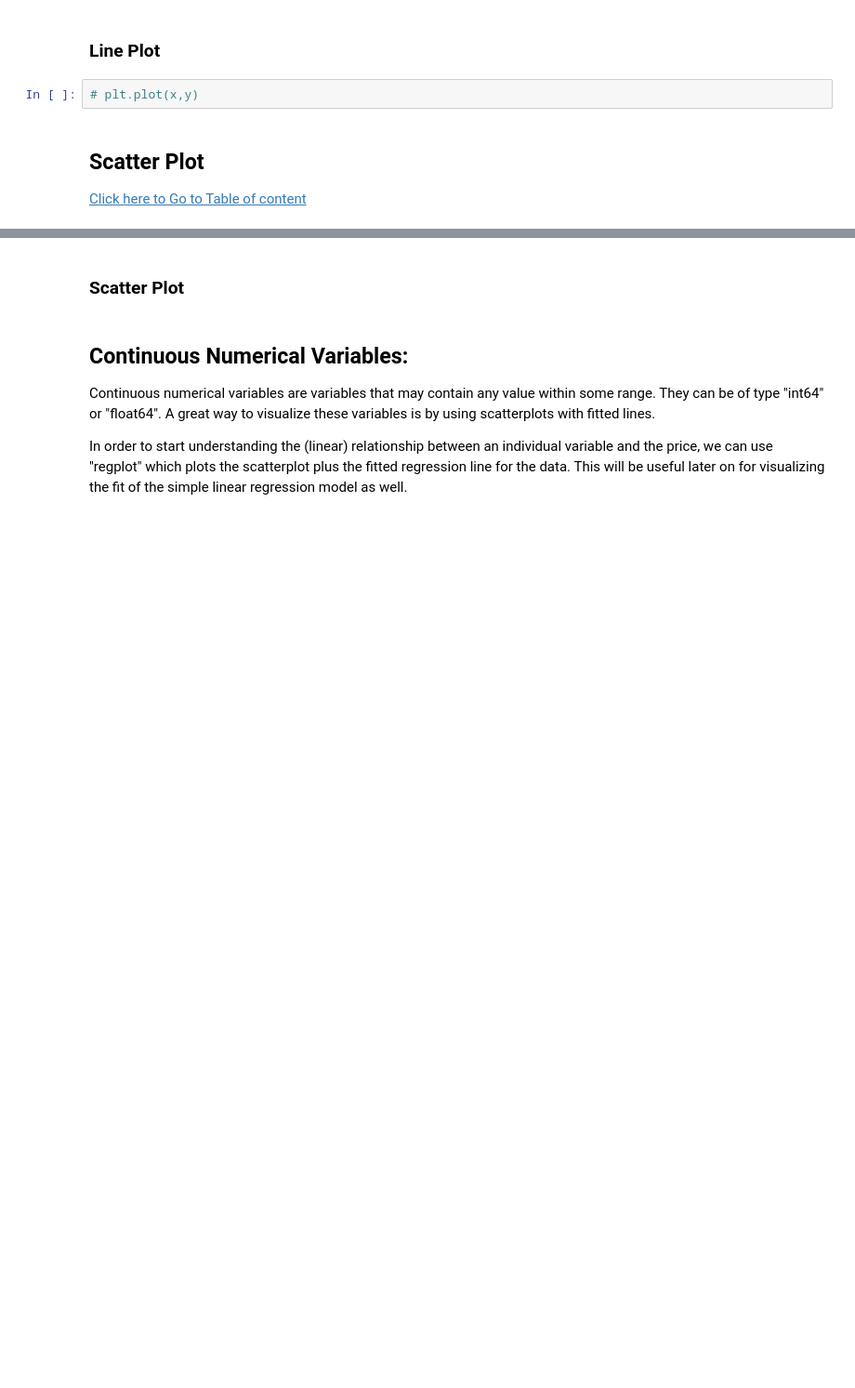
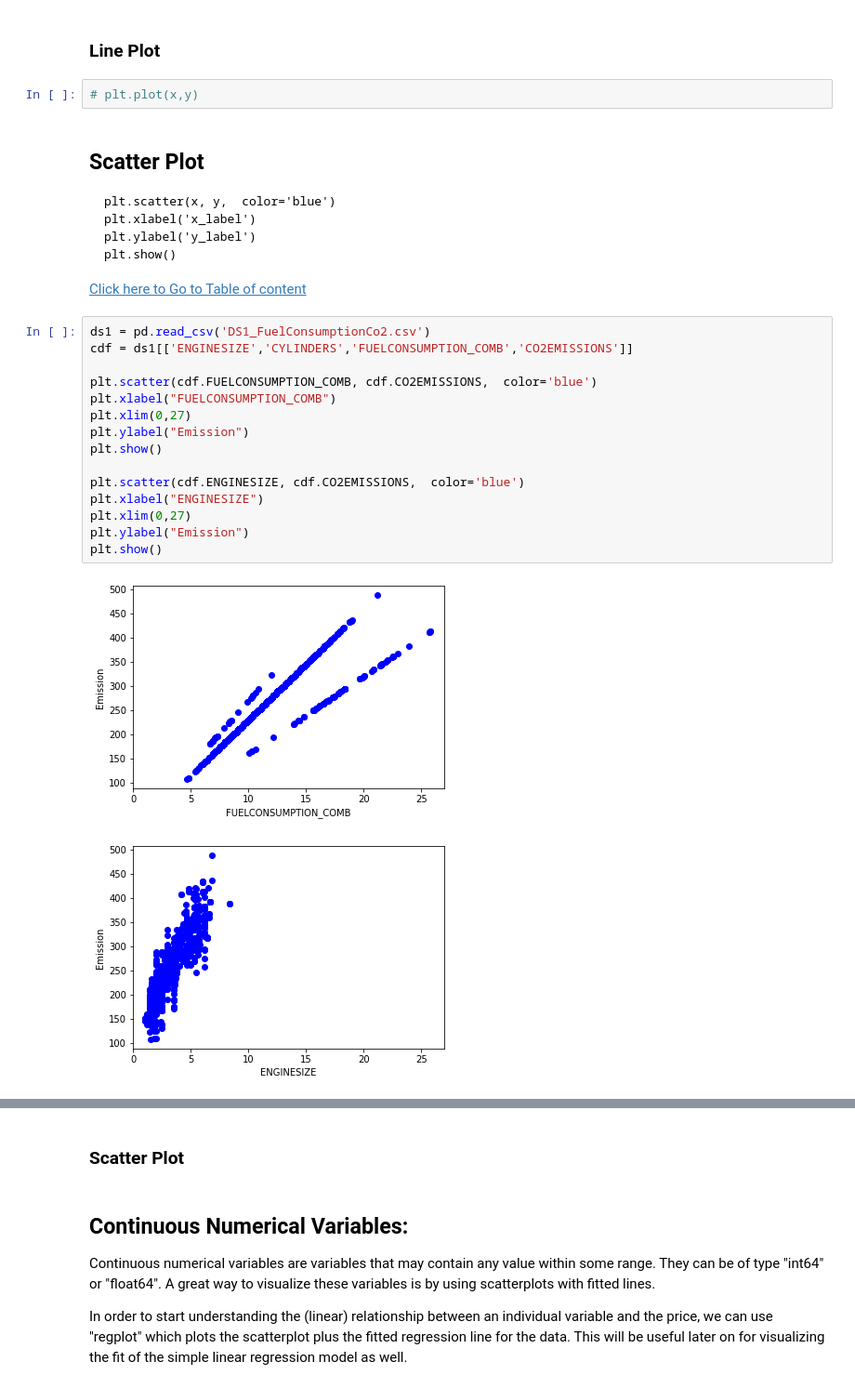
Before and after one commit to arpans2112/MachineLearningFundamentals, a Jupyter notebook: visualization/Data_Visualization_Using_Python.ipynb, the cells around one changed output, grey strips where cells are left out. Shown at 93% size. Drawn from its saved outputs; the diff is of its cells as text; blank space fills up the shorter version.

````diff
--- a/visualization/Data_Visualization_Using_Python.ipynb
+++ b/visualization/Data_Visualization_Using_Python.ipynb
@@ -247,4 +271,29 @@ sns.boxplot(x='body-style',y='price', data=used_cars_df)
 
 ## Scatter Plot
 
+```
+plt.scatter(x, y,  color='blue')
+plt.xlabel('x_label')
+plt.ylabel('y_label')
+plt.show()
+```
+
 <a href="#0">Click here to Go to Table of content</a>
+# %%
+ds1 = pd.read_csv('DS1_FuelConsumptionCo2.csv')
+cdf = ds1[['ENGINESIZE','CYLINDERS','FUELCONSUMPTION_COMB','CO2EMISSIONS']]
+
+plt.scatter(cdf.FUELCONSUMPTION_COMB, cdf.CO2EMISSIONS,  color='blue')
+plt.xlabel("FUELCONSUMPTION_COMB")
+plt.xlim(0,27)
+plt.ylabel("Emission")
+plt.show()
+
+plt.scatter(cdf.ENGINESIZE, cdf.CO2EMISSIONS,  color='blue')
+plt.xlabel("ENGINESIZE")
+plt.xlim(0,27)
+plt.ylabel("Emission")
+plt.show()
+# %% [output]
+[figure, added]
+[figure, added]
````
Also changed, not shown: parts of 41 cells of this notebook, 1 other file.
